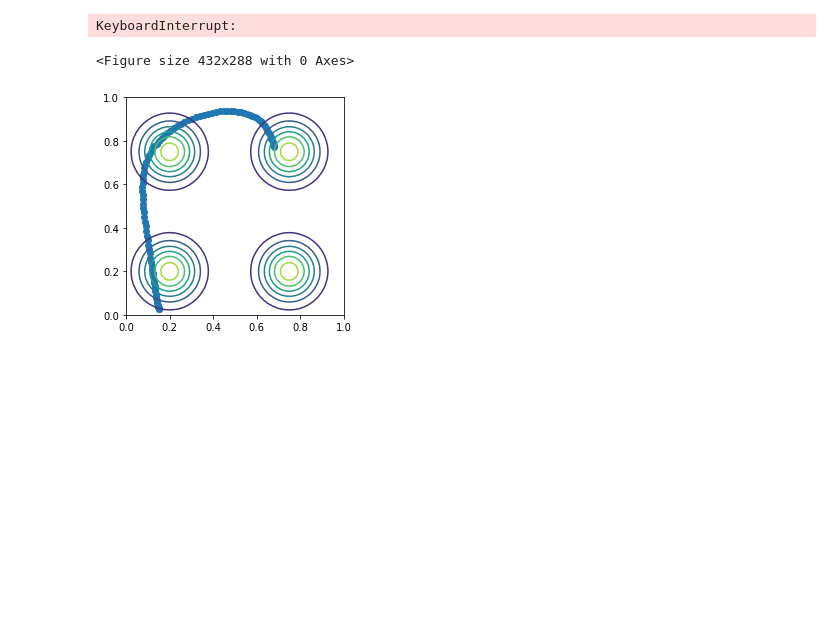
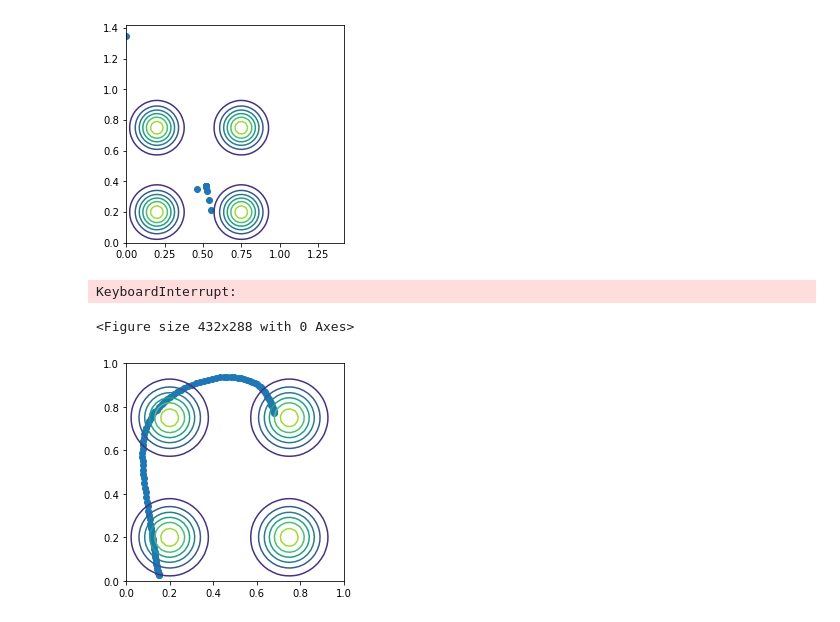
Before and after one commit to i-abr/ErgodicTrajectoryTranscription, a Jupyter notebook: erg_expl.ipynb, the cells around one changed output. Cells and saved outputs as stored; diff of their text form; code cells hidden in the pictures; blank space fills up the shorter version.

```diff
--- a/erg_expl.ipynb
+++ b/erg_expl.ipynb
@@ -21,4 +21,3 @@ x = np.ones((T, n)) * x0
 # x = np.array(onp.random.uniform(0,1,size=(T, n)))
 u = np.zeros((T, m))
 z = np.concatenate([x, u], axis=1)
-z = u
@@ -90,10 +91,9 @@ def aug_dyn(v, u):
 def sim(v0, u):
     return scan(aug_dyn, v0, u)
 
+@vmap
 def emap(x):
     return x[:2]
-
-emap_vmap = vmap(emap)
 
 @vmap
 def barrier_cost(e):
@@ -101,12 +101,12 @@ def barrier_cost(e):
 
 @jit
 def fourier_ergodic_loss(z, args):
-    x0 = args['x0']
-    xpast = args['xpast']
+    # x0 = args['x0']
+    # xpast = args['xpast']
     x, u = z[:, :n], z[:, n:]
-    x = np.concatenate([x, xpast], axis=0)
+    # x = np.concatenate([x, xpast], axis=0)
 
-    _, x = sim(x0, u)
+    # _, x = sim(x0, u)
     # x = np.vstack([x, xpast])
     e = emap(x)
     ck = get_ck(e, k)
@@ -114,23 +114,35 @@ def fourier_ergodic_loss(z, args):
             + 0.1 * np.mean(u**2) + np.sum(barrier_cost(e))
 # %%
 
-
 def eq_constr(z, args):
-    return np.zeros(1)
-    # x, u = z[:, :n], z[:, n:]
-    # return np.vstack([x[0]-x0, x[1:,:] - vmap(f)(x[:-1,:], u[:-1,:])])
+    x, u = z[:, :n], z[:, n:]
+    x0 = args['x0']
+    return np.vstack([x[0]-x0, x[1:,:] - vmap(f)(x[:-1,:], u[:-1,:])])
 
 def ineq_constr(z,args):
     return np.zeros(1)
-    # x, u = z[:, :n], z[:, n:]
+    x, u = z[:, :n], z[:, n:]
     # e = emap(x)
     # ine1 = np.maximum(0, e-1) + np.maximum(0, -e)
     # return ine1
     # ine2 = np.abs(u) - 1.
+    # return ine2
     # return np.concatenate([ine1.flatten(), ine2.flatten()])
 # %%
 args = {'x0': x0, 'xpast' : np.array([x0])}
-problem = AugmentedLagrangian(z, fourier_ergodic_loss, eq_constr, ineq_constr, args, step_size=1e-1, c=0.01)
+problem = AugmentedLagrangian(z, fourier_ergodic_loss, eq_constr, ineq_constr, args, step_size=0.01, c=0.1)
+# %%
+problem.solve(args, max_iter=1000)
+sol = problem.get_solution()
+clear_output(wait=True)
+plt.contour(X, Y, vmap(p)(_s).reshape(X.shape))
+plt.scatter(sol['x'][:,0], sol['x'][:,1])
+# plt.xlim(0,1)
+# plt.ylim(0,1)
+plt.axis('square')
+plt.show()
+# %% [output]
+[figure, added]
 # %%
 for _ in range(100):
     problem.solve(args, max_iter=100)
```
Also changed, not shown: parts of 1 cell of this notebook, 1 other file.
